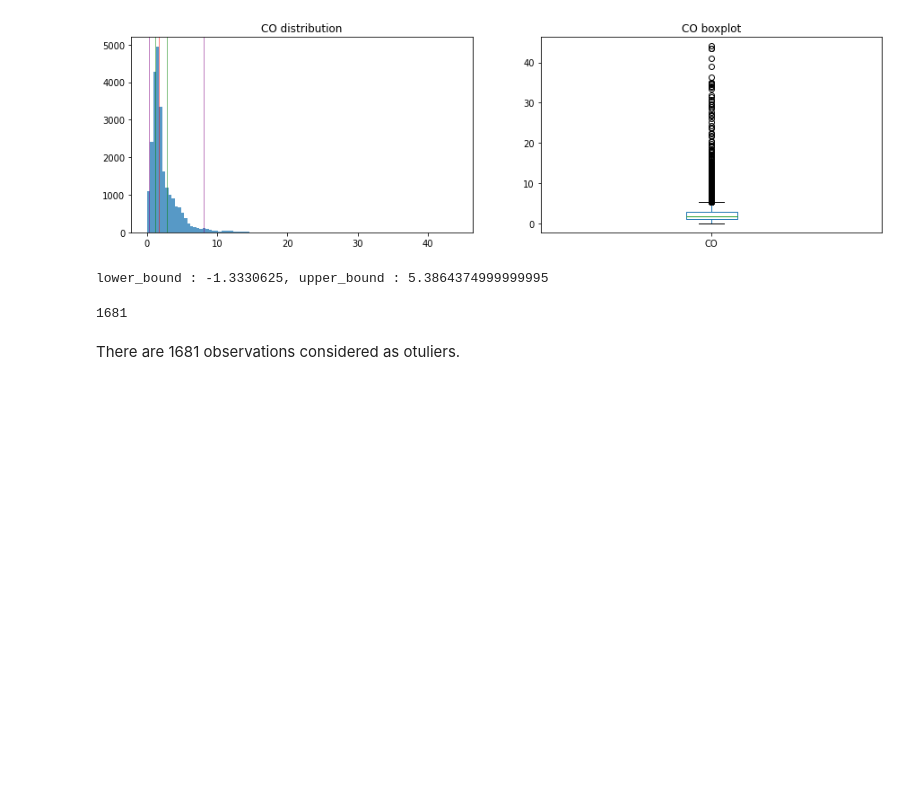
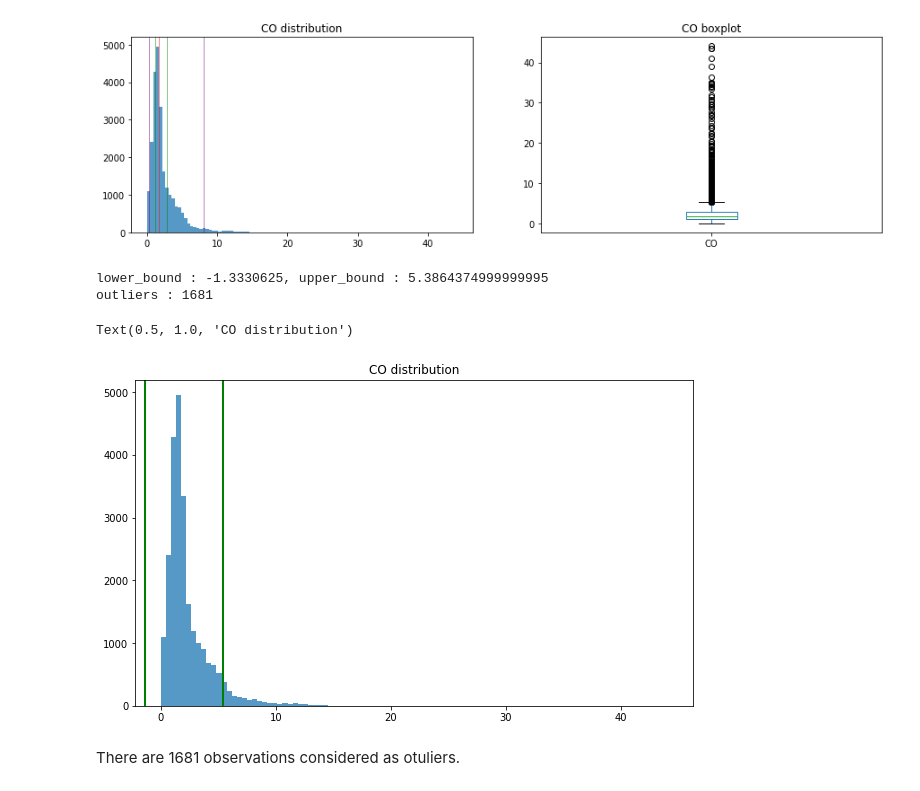
Before and after one commit to EdoardoMarchetti/Development-of-PEMS-for-gas-turbine-CO-emission-analysis, a Jupyter notebook: Main.ipynb, the cells around one changed output. Cells and saved outputs as stored; diff of their text form; code cells hidden in the pictures; blank space fills up the shorter version.

```diff
--- a/Main.ipynb
+++ b/Main.ipynb
@@ -392,14 +392,25 @@ Text(0.5, 1.0, 'CO boxplot')
 # %%
 q1, q3 = dev_df['CO'].quantile([0.25,0.75])
 iqr = q3 - q1
 lower_bound = q1 -(1.5 * iqr)
 upper_bound = q3 +(1.5 * iqr)
 
 print(f'lower_bound : {lower_bound}, upper_bound : {upper_bound}')
-dev_df['CO'].loc[ (dev_df['CO'] < lower_bound) | (dev_df['CO'] > upper_bound)].count()
+outliers = dev_df['CO'].loc[ (dev_df['CO'] < lower_bound) | (dev_df['CO'] > upper_bound)].count()
+print(f'outliers : {outliers}')
+
+_ = plt.hist(dev_df['CO'].values, bins = 100, alpha = 0.75)
+
+#Green lines : lower and upper bounds
+plt.axvline(lower_bound, c = 'green',alpha = 1, linewidth = 2)
+plt.axvline(upper_bound, c = 'green', alpha = 1, linewidth = 2)
+
+plt.title('CO distribution')
 # %% [output]
 lower_bound : -1.3330625, upper_bound : 5.3864374999999995
+outliers : 1681
-1681
+Text(0.5, 1.0, 'CO distribution')
+[figure, added]
 # %% [markdown]
 There are 1681 observations considered as otuliers.
 # %% [markdown]
```
Also changed, not shown: parts of 11 cells of this notebook.
